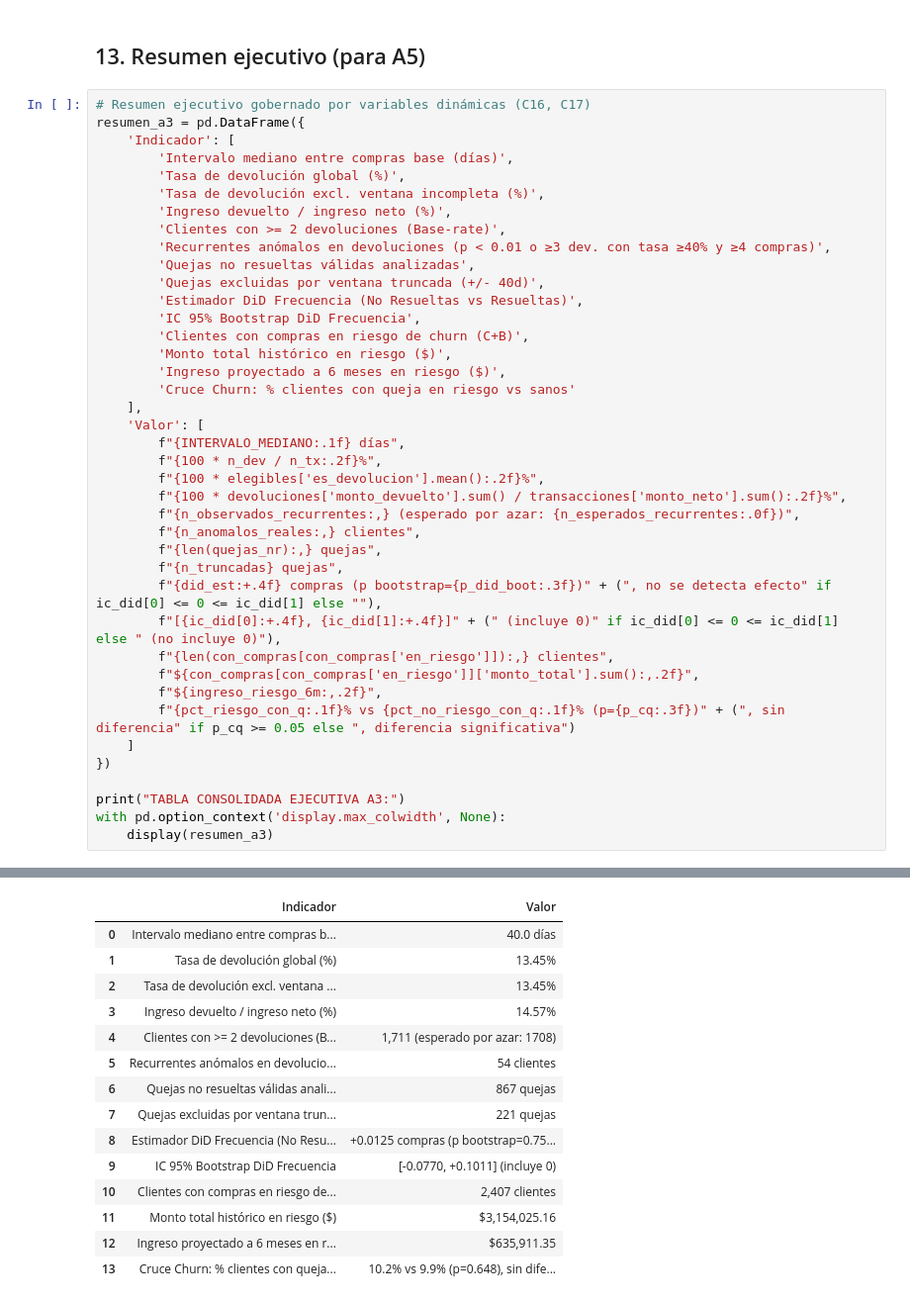
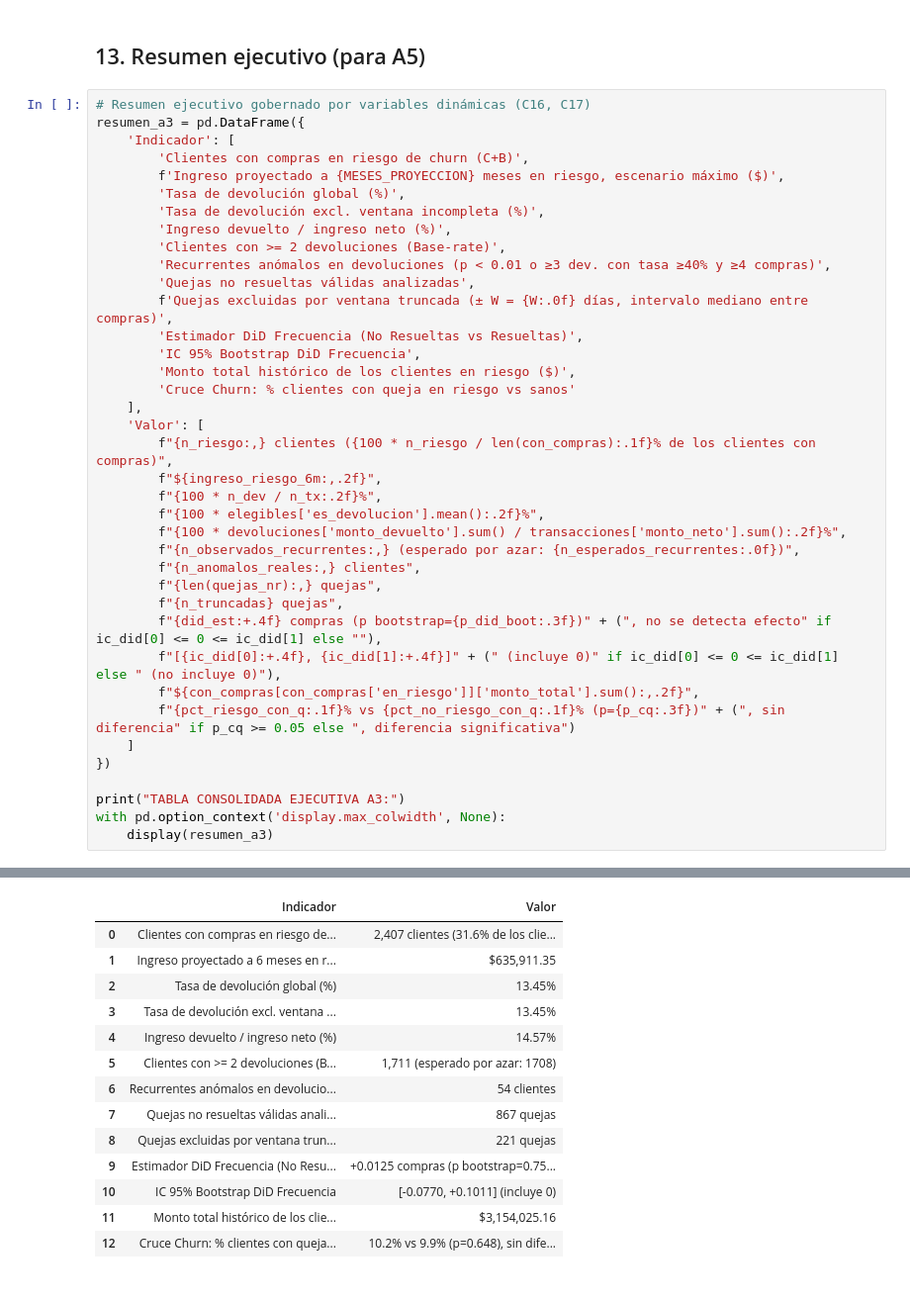
Before and after one commit to DanielAzuaje7/retailventure-intelligence, a Jupyter notebook: notebooks/A3_Retenciones_Churn_CRM.ipynb, the cells around one changed output, grey strips where cells are left out. Shown at 99% size. Saved outputs shown, nothing was run; the diff lists cells and outputs as text.

```diff
--- a/notebooks/A3_Retenciones_Churn_CRM.ipynb
+++ b/notebooks/A3_Retenciones_Churn_CRM.ipynb
@@ -1012,56 +1041,53 @@ Conteos vs auditoria.metricas_calidad:
 # Resumen ejecutivo gobernado por variables dinámicas (C16, C17)
 resumen_a3 = pd.DataFrame({
     'Indicador': [
-        'Intervalo mediano entre compras base (días)',
+        'Clientes con compras en riesgo de churn (C+B)',
+        f'Ingreso proyectado a {MESES_PROYECCION} meses en riesgo, escenario máximo ($)',
         'Tasa de devolución global (%)',
         'Tasa de devolución excl. ventana incompleta (%)',
         'Ingreso devuelto / ingreso neto (%)',
         'Clientes con >= 2 devoluciones (Base-rate)',
         'Recurrentes anómalos en devoluciones (p < 0.01 o ≥3 dev. con tasa ≥40% y ≥4 compras)',
         'Quejas no resueltas válidas analizadas',
-        'Quejas excluidas por ventana truncada (+/- 40d)',
+        f'Quejas excluidas por ventana truncada (± W = {W:.0f} días, intervalo mediano entre compras)',
         'Estimador DiD Frecuencia (No Resueltas vs Resueltas)',
         'IC 95% Bootstrap DiD Frecuencia',
-        'Clientes con compras en riesgo de churn (C+B)',
-        'Monto total histórico en riesgo ($)',
-        'Ingreso proyectado a 6 meses en riesgo ($)',
+        'Monto total histórico de los clientes en riesgo ($)',
         'Cruce Churn: % clientes con queja en riesgo vs sanos'
     ],
     'Valor': [
-        f"{INTERVALO_MEDIANO:.1f} días",
+        f"{n_riesgo:,} clientes ({100 * n_riesgo / len(con_compras):.1f}% de los clientes con compras)",
+        f"${ingreso_riesgo_6m:,.2f}",
         f"{100 * n_dev / n_tx:.2f}%",
         f"{100 * elegibles['es_devolucion'].mean():.2f}%",
         f"{100 * devoluciones['monto_devuelto'].sum() / transacciones['monto_neto'].sum():.2f}%",
         f"{n_observados_recurrentes:,} (esperado por azar: {n_esperados_recurrentes:.0f})",
         f"{n_anomalos_reales:,} clientes",
         f"{len(quejas_nr):,} quejas",
         f"{n_truncadas} quejas",
         f"{did_est:+.4f} compras (p bootstrap={p_did_boot:.3f})" + (", no se detecta efecto" if ic_did[0] <= 0 <= ic_did[1] else ""),
         f"[{ic_did[0]:+.4f}, {ic_did[1]:+.4f}]" + (" (incluye 0)" if ic_did[0] <= 0 <= ic_did[1] else " (no incluye 0)"),
-        f"{len(con_compras[con_compras['en_riesgo']]):,} clientes",
         f"${con_compras[con_compras['en_riesgo']]['monto_total'].sum():,.2f}",
-        f"${ingreso_riesgo_6m:,.2f}",
         f"{pct_riesgo_con_q:.1f}% vs {pct_no_riesgo_con_q:.1f}% (p={p_cq:.3f})" + (", sin diferencia" if p_cq >= 0.05 else ", diferencia significativa")
     ]
 })
 
 print("TABLA CONSOLIDADA EJECUTIVA A3:")
 with pd.option_context('display.max_colwidth', None):
     display(resumen_a3)
 # %% [output]
 TABLA CONSOLIDADA EJECUTIVA A3:
 |  | Indicador | Valor |
-| 0 | Intervalo mediano entre compras b... | 40.0 días |
-| 1 | Tasa de devolución global (%) | 13.45% |
-| 2 | Tasa de devolución excl. ventana ... | 13.45% |
-| 3 | Ingreso devuelto / ingreso neto (%) | 14.57% |
-| 4 | Clientes con >= 2 devoluciones (B... | 1,711 (esperado por azar: 1708) |
-| 5 | Recurrentes anómalos en devolucio... | 54 clientes |
-| 6 | Quejas no resueltas válidas anali... | 867 quejas |
-| 7 | Quejas excluidas por ventana trun... | 221 quejas |
-| 8 | Estimador DiD Frecuencia (No Resu... | +0.0125 compras (p bootstrap=0.75... |
-| 9 | IC 95% Bootstrap DiD Frecuencia | [-0.0770, +0.1011] (incluye 0) |
-| 10 | Clientes con compras en riesgo de... | 2,407 clientes |
-| 11 | Monto total histórico en riesgo ($) | $3,154,025.16 |
-| 12 | Ingreso proyectado a 6 meses en r... | $635,911.35 |
-| 13 | Cruce Churn: % clientes con queja... | 10.2% vs 9.9% (p=0.648), sin dife... |
+| 0 | Clientes con compras en riesgo de... | 2,407 clientes (31.6% de los clie... |
+| 1 | Ingreso proyectado a 6 meses en r... | $635,911.35 |
+| 2 | Tasa de devolución global (%) | 13.45% |
+| 3 | Tasa de devolución excl. ventana ... | 13.45% |
+| 4 | Ingreso devuelto / ingreso neto (%) | 14.57% |
+| 5 | Clientes con >= 2 devoluciones (B... | 1,711 (esperado por azar: 1708) |
+| 6 | Recurrentes anómalos en devolucio... | 54 clientes |
+| 7 | Quejas no resueltas válidas anali... | 867 quejas |
+| 8 | Quejas excluidas por ventana trun... | 221 quejas |
+| 9 | Estimador DiD Frecuencia (No Resu... | +0.0125 compras (p bootstrap=0.75... |
+| 10 | IC 95% Bootstrap DiD Frecuencia | [-0.0770, +0.1011] (incluye 0) |
+| 11 | Monto total histórico de los clie... | $3,154,025.16 |
+| 12 | Cruce Churn: % clientes con queja... | 10.2% vs 9.9% (p=0.648), sin dife... |
```
Also changed, not shown: parts of 12 cells of this notebook, 2 other files.
